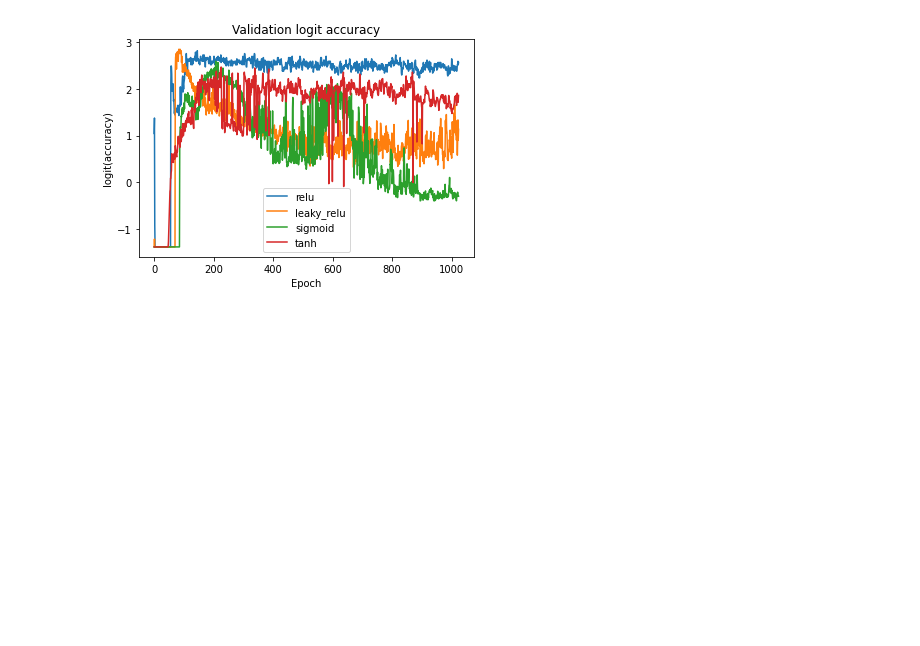
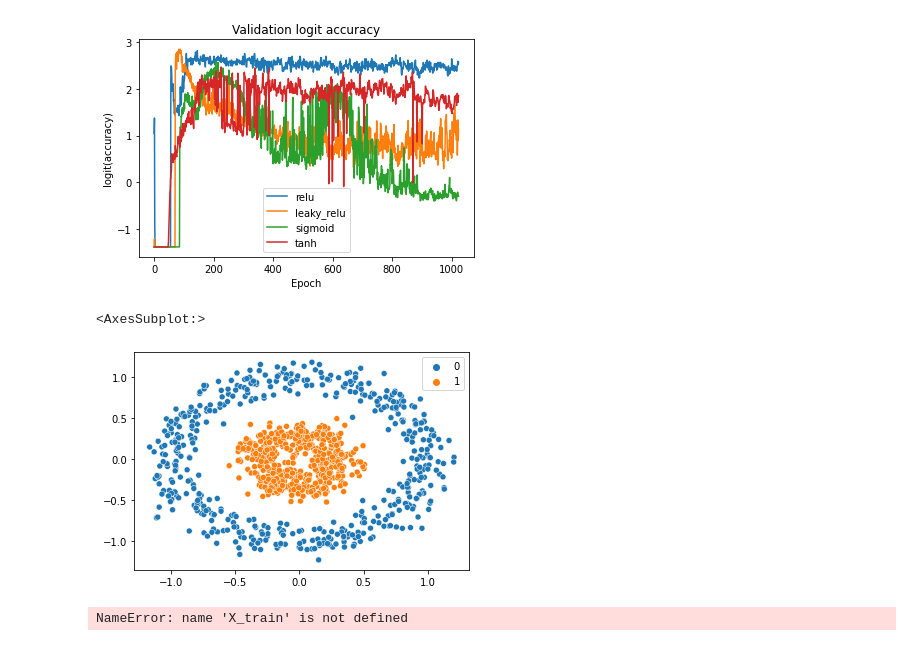
Before and after one commit to PabloBrianese/introduction-to-deep-learning, a Jupyter notebook: introduction-to-deep-learning-with-keras/chapter3.ipynb, the cells around one changed output. Saved outputs shown, nothing was run; the diff lists cells and outputs as text; code cells hidden in the pictures; blank space fills up the shorter version.

Commit message:
Avances en el capítulo 3 de -Introduction to Deep Learning with Keras-

```diff
--- a/introduction-to-deep-learning-with-keras/chapter3.ipynb
+++ b/introduction-to-deep-learning-with-keras/chapter3.ipynb
@@ -252,3 +253,42 @@ plt.show()
 [figure]
 [figure]
 [figure]
+# %%
+# Create a synthetic classification problem using scikit-learn
+from sklearn.datasets import make_circles
+from sklearn.model_selection import train_test_split
+
+X, y = make_circles(n_samples=1000, noise=.1, factor=.3)
+n_cols = X.shape[1]
+input_shape = (n_cols,)
+
+X_train, X_test, y_train, y_test = train_test_split(X, y, train_size=.3, stratify=y)
+
+n_training_samples = X_train.shape[0]
+
+sns.scatterplot(x=X[:,0], y=X[:,1], hue=y)
+# %% [output]
+<AxesSubplot:>
+[figure, added]
+# %%
+# Exploring batch sizes
+from tensorflow.keras.models import Sequential
+from tensorflow.keras.layers import Dense
+
+model = Sequential([
+  Dense(12, activation='relu', input_shape=input_shape),
+  Dense(1, activation='sigmoid')
+])
+
+model.compile(optimizer='adam', loss='binary_crossentropy', metrics=['accuracy'])
+
+# Train using different batch sizes: 1, ..., n_training_samples
+# Be amazed
+batch_size = 1
+model.fit(X_train, y_train, epochs=5, batch_size=batch_size)
+
+testing_metrics = model.evaluate(X_test, y_test)
+
+print(f"The accuracy when using a batch of size 1 is: {testing_metrics[1]}")
+# %% [output]
+NameError: name 'X_train' is not defined
```
Also changed, not shown: parts of 8 cells of this notebook.
